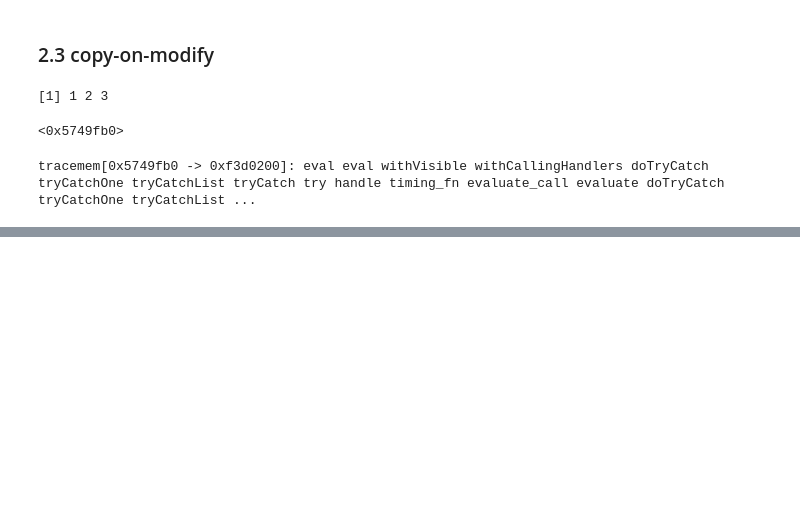
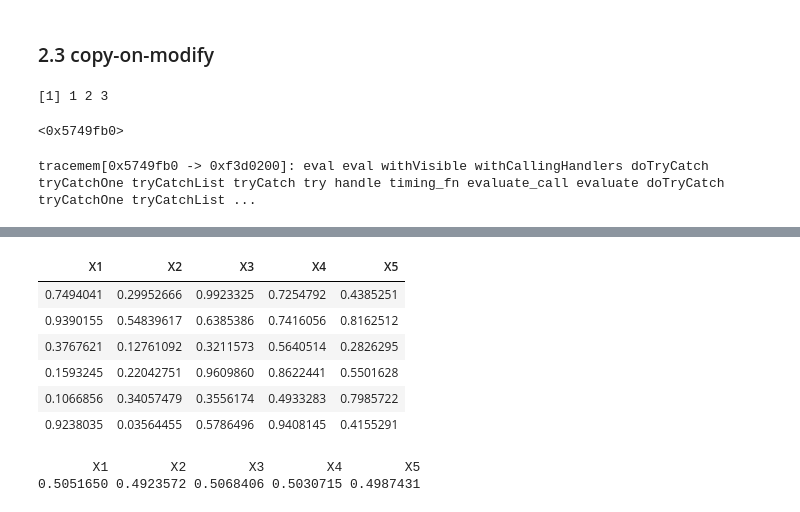
Before and after one commit to leejimmy93/advanced_R, a Jupyter notebook: Chapter_2.ipynb, the cells around one changed output, grey strips where cells are left out. Drawn from its saved outputs; the diff is of its cells as text; code cells hidden in the pictures; blank space fills up the shorter version.

```diff
--- a/Chapter_2.ipynb
+++ b/Chapter_2.ipynb
@@ -155,0 +317,17 @@ tracemem[0x5749fb0 -> 0xf3d0200]: eval eval withVisible withCallingHandlers doTr
+# %%
+x <- data.frame(matrix(runif(5 * 1e4), ncol = 5))
+medians <- vapply(x, median, numeric(1))
+head(x)
+# %% [output]
+| X1 | X2 | X3 | X4 | X5 |
+| 0.7494041 | 0.29952666 | 0.9923325 | 0.7254792 | 0.4385251 |
+| 0.9390155 | 0.54839617 | 0.6385386 | 0.7416056 | 0.8162512 |
+| 0.3767621 | 0.12761092 | 0.3211573 | 0.5640514 | 0.2826295 |
+| 0.1593245 | 0.22042751 | 0.9609860 | 0.8622441 | 0.5501628 |
+| 0.1066856 | 0.34057479 | 0.3556174 | 0.4933283 | 0.7985722 |
+| 0.9238035 | 0.03564455 | 0.5786496 | 0.9408145 | 0.4155291 |
+# %%
+head(medians)
+# %% [output]
+       X1        X2        X3        X4        X5
+0.5051650 0.4923572 0.5068406 0.5030715 0.4987431
```
Also changed, not shown: parts of 29 cells of this notebook.
